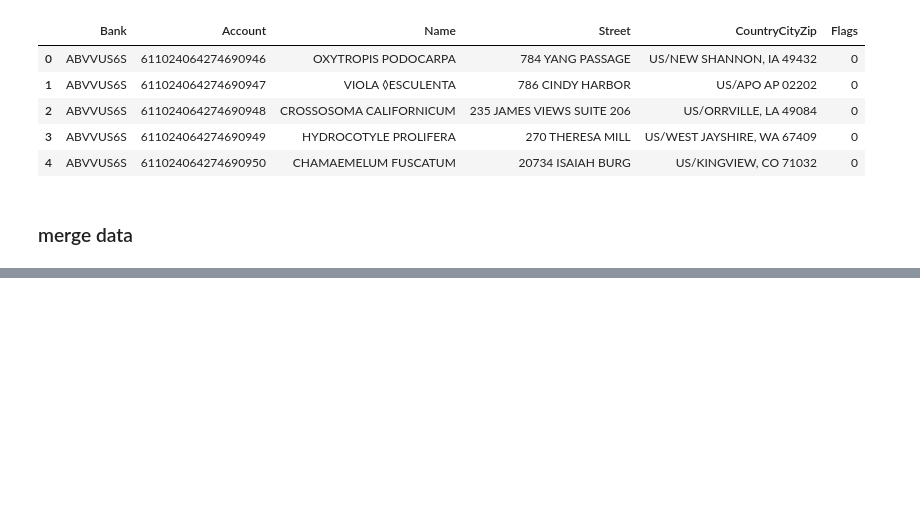
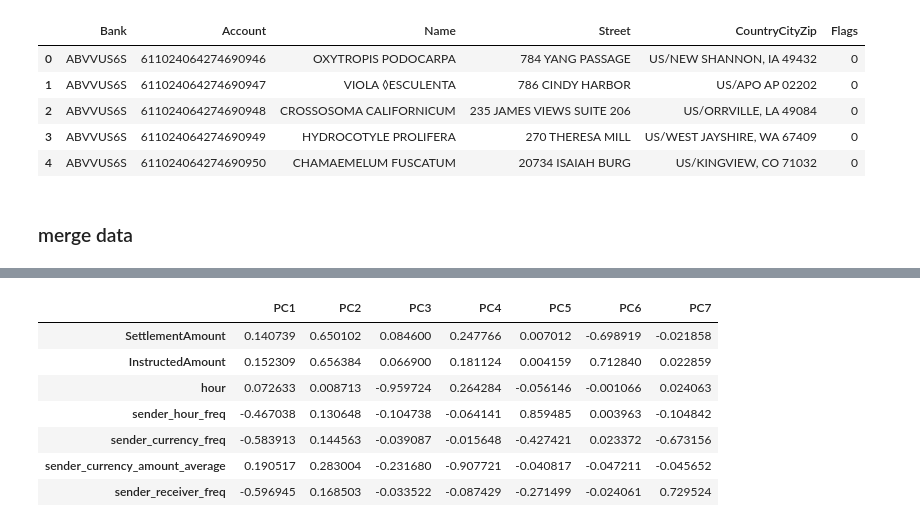
Before and after one commit to idsla/Scarlet-PETs, a Jupyter notebook: sitao/data_exploration.ipynb, the cells around one changed output, grey strips where cells are left out. Saved outputs shown, nothing was run; the diff lists cells and outputs as text; code cells hidden in the pictures; blank space fills up the shorter version.

```diff
--- a/sitao/data_exploration.ipynb
+++ b/sitao/data_exploration.ipynb
@@ -37,0 +160,12 @@ bank_data[bank_data['Account'] == 'PT92895792452733126420']
+# %%
+loadings = pd.DataFrame(pca.components_.T, columns=['PC{}'.format(str(i)) for i in range(1, 8)], index=train_sub_pca.columns)
+loadings
+# %% [output]
+|  | PC1 | PC2 | PC3 | PC4 | PC5 | PC6 | PC7 |
+| SettlementAmount | 0.140739 | 0.650102 | 0.084600 | 0.247766 | 0.007012 | -0.698919 | -0.021858 |
+| InstructedAmount | 0.152309 | 0.656384 | 0.066900 | 0.181124 | 0.004159 | 0.712840 | 0.022859 |
+| hour | 0.072633 | 0.008713 | -0.959724 | 0.264284 | -0.056146 | -0.001066 | 0.024063 |
+| sender_hour_freq | -0.467038 | 0.130648 | -0.104738 | -0.064141 | 0.859485 | 0.003963 | -0.104842 |
+| sender_currency_freq | -0.583913 | 0.144563 | -0.039087 | -0.015648 | -0.427421 | 0.023372 | -0.673156 |
+| sender_currency_amount_average | 0.190517 | 0.283004 | -0.231680 | -0.907721 | -0.040817 | -0.047211 | -0.045652 |
+| sender_receiver_freq | -0.596945 | 0.168503 | -0.033522 | -0.087429 | -0.271499 | -0.024061 | 0.729524 |
```
Also changed, not shown: parts of 11 cells of this notebook, 4 other files.
